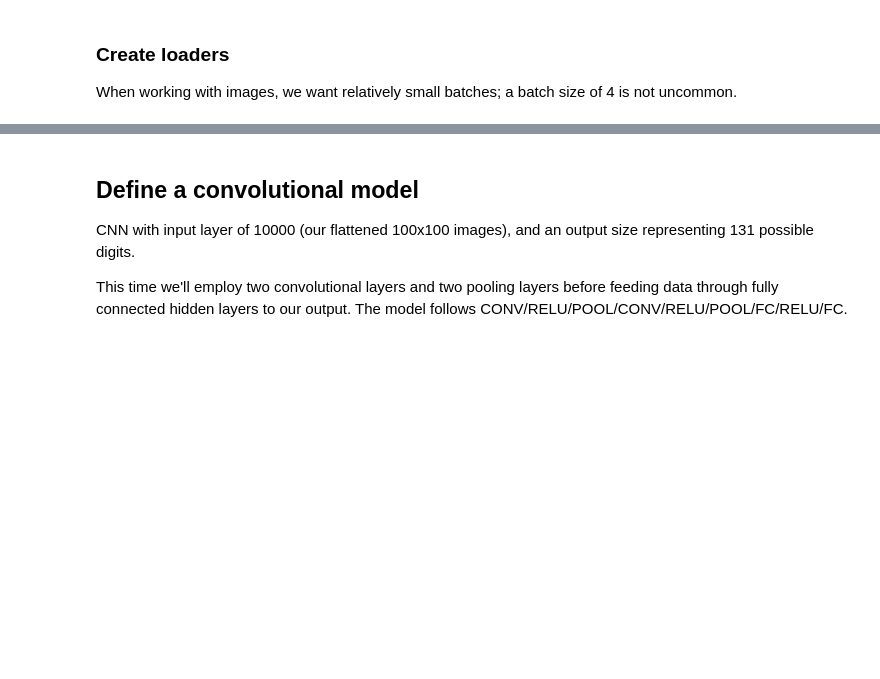
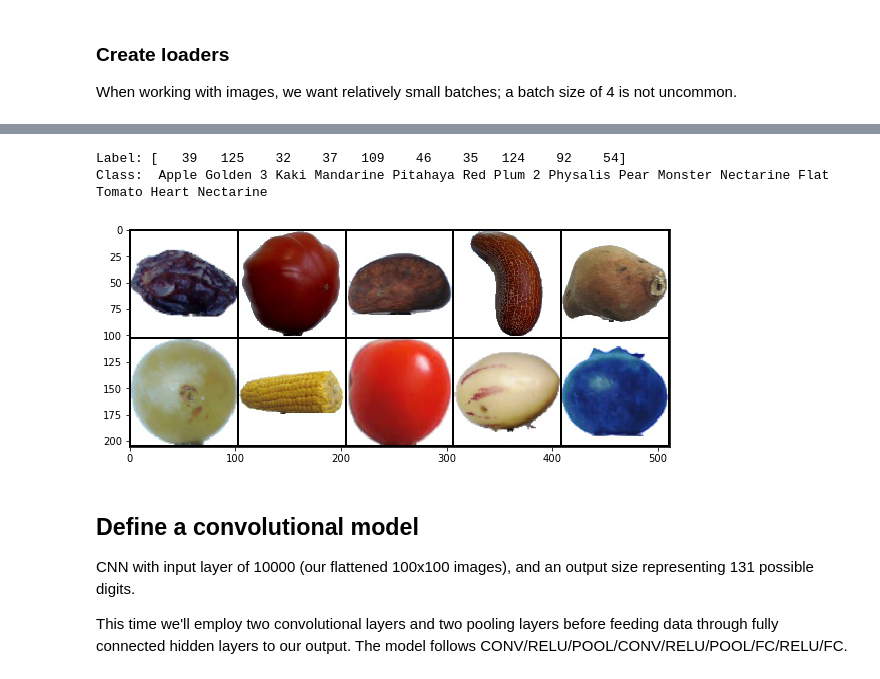
Before and after one commit to rongwang0930/KaggleFruits360, a Jupyter notebook: Kaggle-Fruits360-CNN.ipynb, the cells around one changed output, grey strips where cells are left out. Cells and saved outputs as stored; diff of their text form; code cells hidden in the pictures; blank space fills up the shorter version.

```diff
--- a/Kaggle-Fruits360-CNN.ipynb
+++ b/Kaggle-Fruits360-CNN.ipynb
@@ -60,0 +64,17 @@ test_loader = DataLoader(test_data, batch_size=10, shuffle=False)
+# %%
+path = 'fruits-360/Training'
+img_classes = []
+class_counts = []
+import os
+
+for file in os.scandir(path):
+    if file.is_dir():
+        img_classes.append(file.name)
+        class_counts.append(len(os.listdir(file)))
+        #print('{}:{}'.format(img_classes[-1], class_counts[-1]))
+
+print('Total Fruit Types: ', len(img_classes))
+
+
+#print(class_counts)
+print (img_classes)
@@ -60,0 +86,3 @@ test_loader = DataLoader(test_data, batch_size=10, shuffle=False)
+# %%
+for i in labels.numpy():
+    print (img_classes[i])
@@ -61,3 +100,22 @@ test_loader = DataLoader(test_data, batch_size=10, shuffle=False)
+# %%
+np.set_printoptions(formatter=dict(int=lambda x: f'{x:5}')) # to widen the printed array
+
+# Grab the first batch of 10 images
+for images,labels in train_loader:
+    break
+
+# Print the labels
+print('Label:', labels.numpy())
+print('Class: ', *np.array([img_classes[i] for i in labels]))
+
+# Print the images
+im = make_grid(images, nrow=5)  # the default nrow is 8
+plt.figure(figsize=(10,4))
+plt.imshow(np.transpose(im.numpy(), (1, 2, 0)));
+# %% [output]
+Label: [   39   125    32    37   109    46    35   124    92    54]
+Class:  Apple Golden 3 Kaki Mandarine Pitahaya Red Plum 2 Physalis Pear Monster Nectarine Flat Tomato Heart Nectarine
+[figure, added]
 # %% [markdown]
 ## Define a convolutional model
 CNN with input layer of 10000 (our flattened 100x100 images), and an output size representing 131 possible digits.
```
Also changed, not shown: parts of 15 cells of this notebook.
